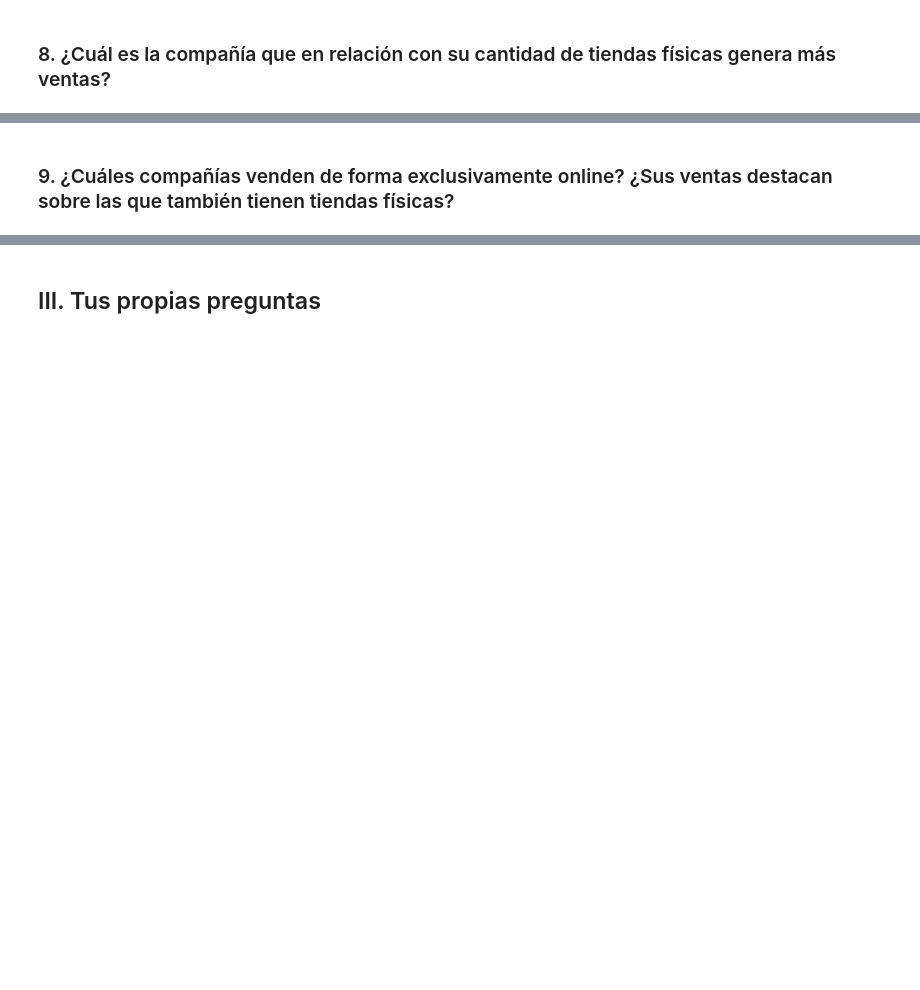
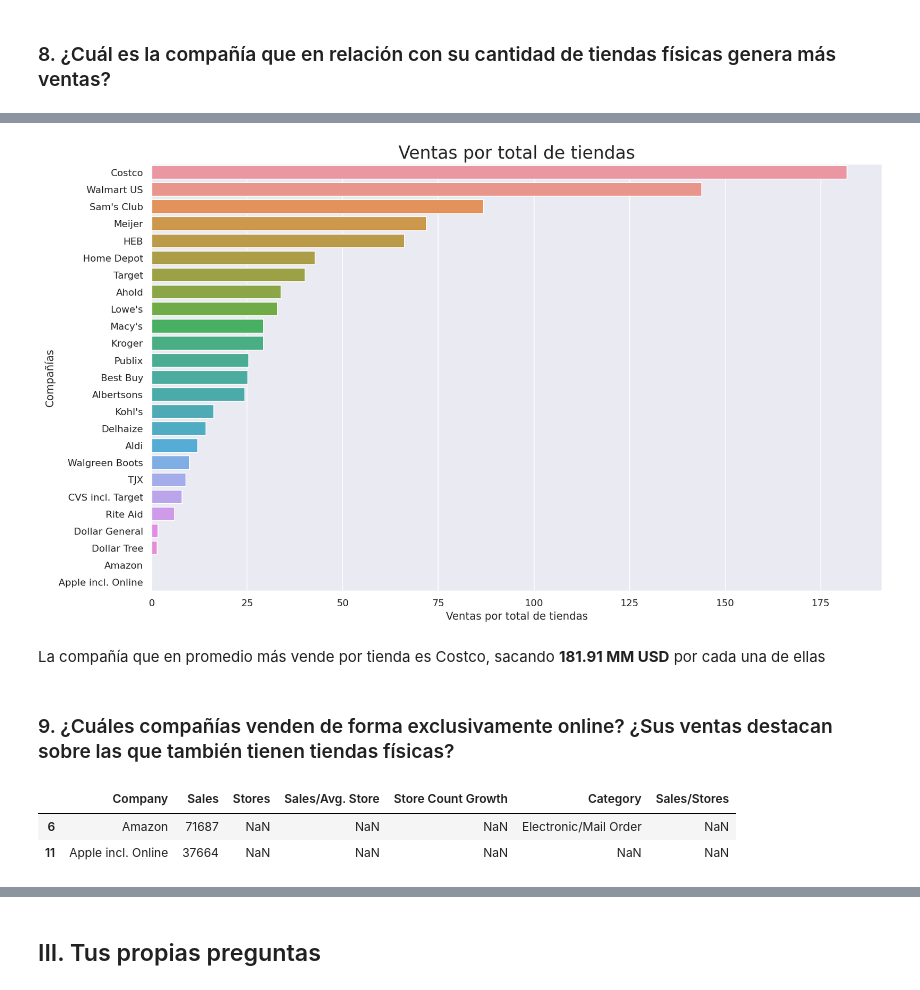
Before and after one commit to FaustinoAndres/proyecto-datacademy, a Jupyter notebook: proyecto_datacademy.ipynb, the cells around one changed output, grey strips where cells are left out. Saved outputs shown, nothing was run; the diff lists cells and outputs as text; code cells hidden in the pictures; blank space fills up the shorter version.

```diff
--- a/proyecto_datacademy.ipynb
+++ b/proyecto_datacademy.ipynb
@@ -213,2 +278,6 @@ Solo Walmart US y Walgreen Boots están dentro de las que más ventas y tiendas
 # %% [markdown]
 ### 8. ¿Cuál es la compañía que en relación con su cantidad de tiendas físicas genera más ventas?
+# %%
+df['Sales/Stores'] = df['Sales'] / df['Stores']
+df_sales_per_stores = df.sort_values('Sales/Stores', ascending=False).reset_index()
+df_sales_per_stores
@@ -215,2 +302,20 @@ Solo Walmart US y Walgreen Boots están dentro de las que más ventas y tiendas
+# %%
+sns.barplot(x = 'Sales/Stores', y = 'Company', data= df_sales_per_stores )
+plt.xlabel('Ventas por total de tiendas')
+plt.ylabel('Compañías')
+plt.title('Ventas por total de tiendas', fontsize=20)
+sns.set(rc = {'figure.figsize':(15,9)})
+plt.show()
+# %% [output]
+[figure, added]
+# %% [markdown]
+La compañía que en promedio más vende por tienda es Costco, sacando **181.91 MM USD** por cada una de ellas
 # %% [markdown]
 ### 9. ¿Cuáles compañías venden de forma exclusivamente online? ¿Sus ventas destacan sobre las que también tienen tiendas físicas?
+# %%
+df_company_online = df[df['Stores'].isna()]
+df_company_online
+# %% [output]
+|  | Company | Sales | Stores | Sales/Avg. Store | Store Count Growth | Category | Sales/Stores |
+| 6 | Amazon | 71687 | NaN | NaN | NaN | Electronic/Mail Order | NaN |
+| 11 | Apple incl. Online | 37664 | NaN | NaN | NaN | NaN | NaN |
```
Also changed, not shown: parts of 17 cells of this notebook.
